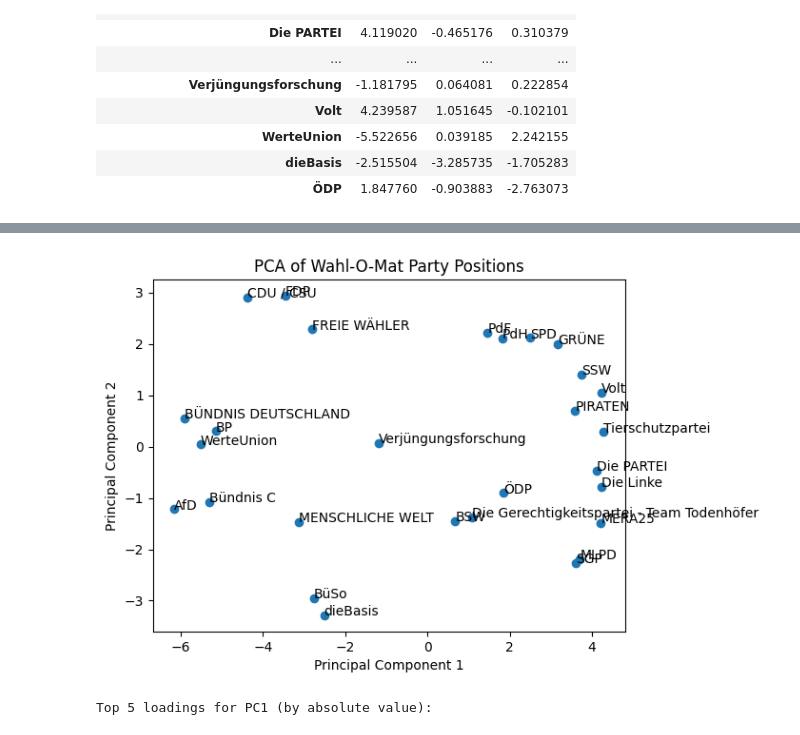
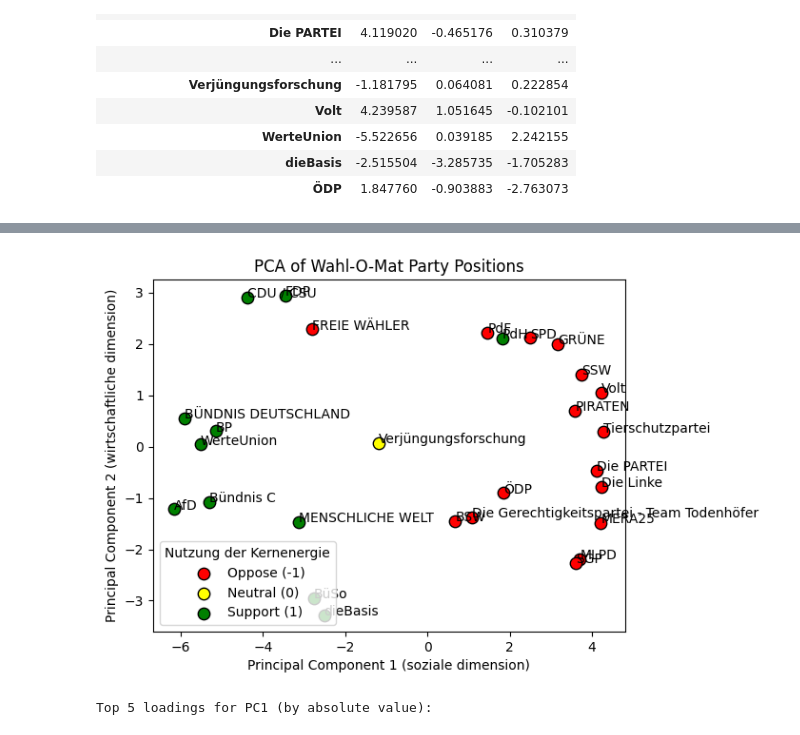
Before and after one commit to TheFibonacciEffect/PCA-of-wahlomat-data, a Jupyter notebook: ana.ipynb, the cells around one changed output, grey strips where cells are left out. Saved outputs shown, nothing was run; the diff lists cells and outputs as text; code cells hidden in the pictures.

```diff
--- a/ana.ipynb
+++ b/ana.ipynb
@@ -95,15 +104,26 @@ thesis_pca_df
 # %%
 import matplotlib.pyplot as plt
 from matplotlib.pyplot import annotate
-plt.plot(thesis_pca_df['PC1'], thesis_pca_df['PC2'], 'o')
-plt.xlabel('Principal Component 1')
-plt.ylabel('Principal Component 2')
+# color points by parties' position on "Nutzung der Kernenergie" (-1:red, 0:yellow, 1:green)
+label_of_interrest = "Nutzung der Kernenergie"
+resp = thesis_matrix[label_of_interrest].reindex(thesis_pca_df.index)
+x = thesis_pca_df['PC1']
+y = thesis_pca_df['PC2']
+
+for val, col, lab in [(-1, 'red', 'Oppose (-1)'), (0, 'yellow', 'Neutral (0)'), (1, 'green', 'Support (1)')]:
+    mask = resp == val
+    if mask.any():
+        plt.scatter(x[mask], y[mask], c=col, label=lab, edgecolors='k', s=80)
+
+plt.legend(title=label_of_interrest, loc='lower left')
+plt.xlabel('Principal Component 1 (soziale dimension)')
+plt.ylabel('Principal Component 2 (wirtschaftliche dimension)')
 plt.title('PCA of Wahl-O-Mat Party Positions')
 for i, txt in enumerate(thesis_pca_df.index):
     annotate(txt, (thesis_pca_df['PC1'][i], thesis_pca_df['PC2'][i]))
 plt.savefig('wahlomat_pca.png')
 # %% [output]
-[figure, old version]
+[figure, new version]
 # %%
 # fit PCA to get component loadings (no import needed; PCA class and thesis_matrix exist)
 pca = PCA(n_components=3)
```
Also changed, not shown: parts of 2 cells of this notebook, 1 other file.
